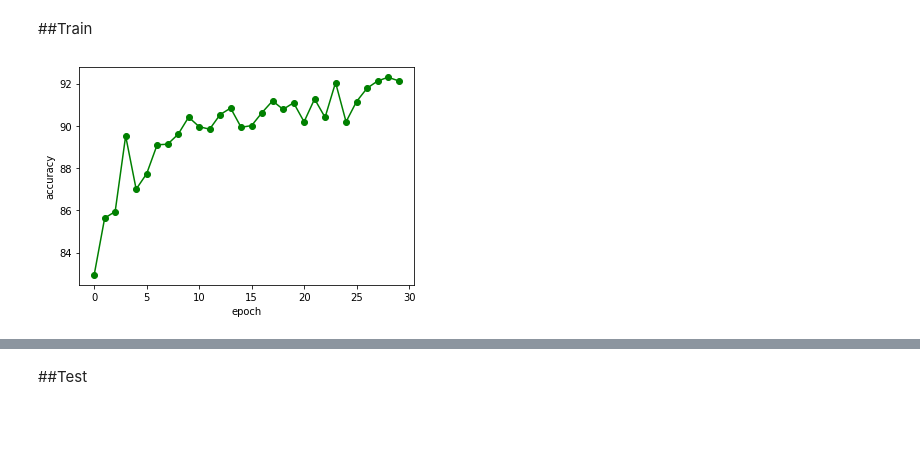
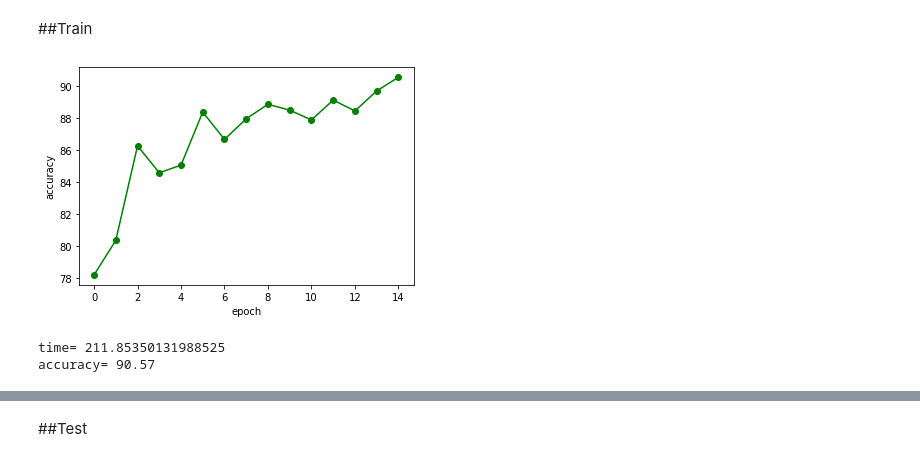
Before and after one commit to Nastasy822/SUSU, a Jupyter notebook: DeepLearning/main.ipynb, the cells around one changed output, grey strips where cells are left out. Saved outputs shown, nothing was run; the diff lists cells and outputs as text; code cells hidden in the pictures; blank space fills up the shorter version.

```diff
--- a/DeepLearning/main.ipynb
+++ b/DeepLearning/main.ipynb
@@ -14,6 +12,9 @@ net = network.Network([784, 30, 10])
 # %% [markdown]
 ##Train
 # %%
-net.SGD(train_data, 30, 10, 3.0, test_data=test_data)
+net = network.Network([784, 30, 10])
+net.SGD(train_data, 15, 10, 3.0, test_data=test_data)
 # %% [output]
-[figure, old version]
+[figure, new version]
+time= 211.85350131988525
+accuracy= 90.57
```
Also changed, not shown: parts of 9 cells of this notebook, 1 other file.
